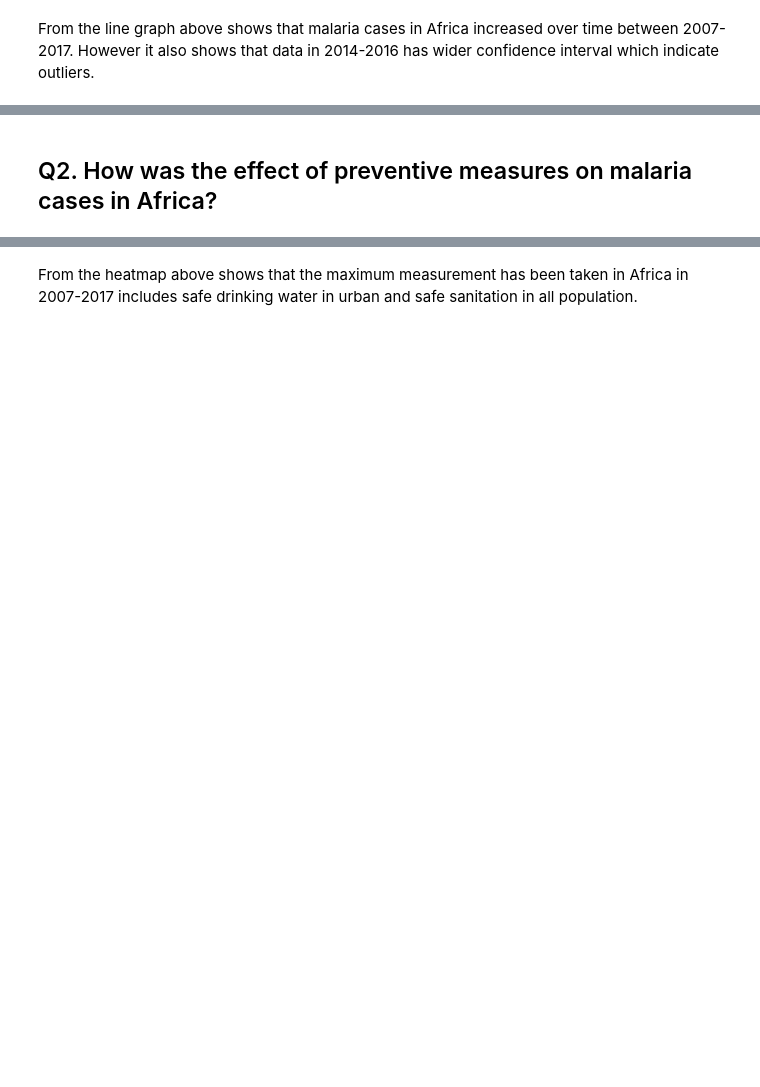
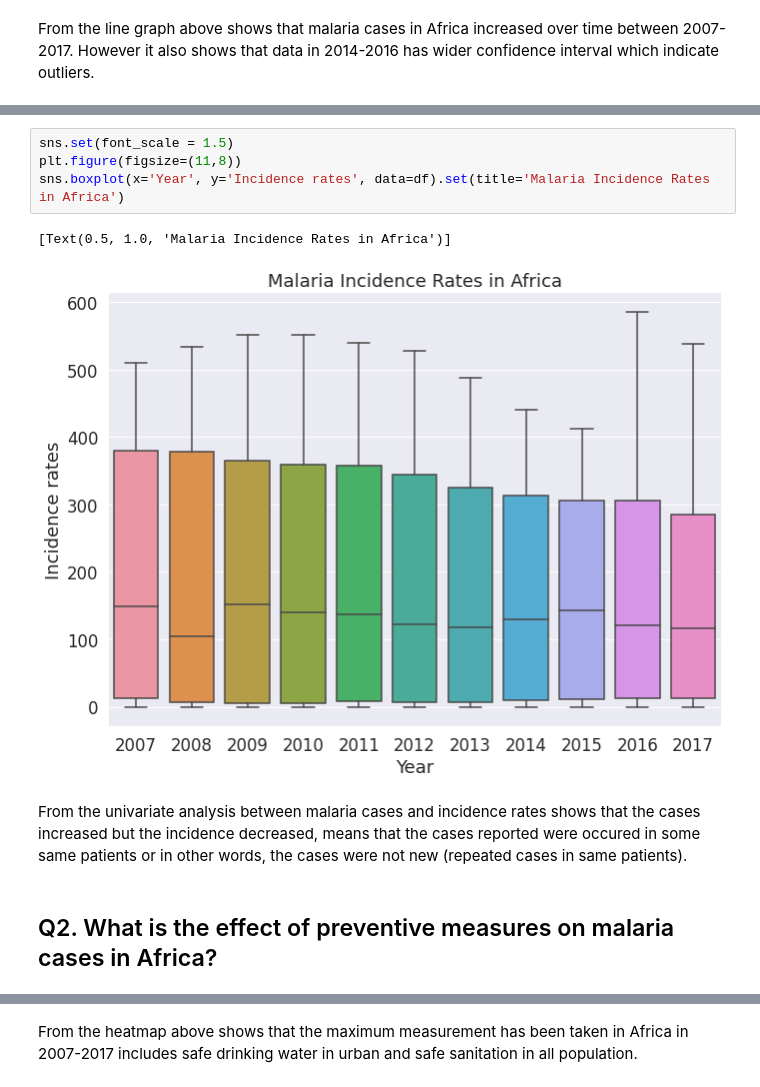
Before and after one commit to ayudewi/kaggle, a Jupyter notebook: malaria-in-africa-2007-2017.ipynb, the cells around one changed output, grey strips where cells are left out. Cells and saved outputs as stored; diff of their text form; blank space fills up the shorter version.

Commit message:
Kaggle Notebook | Malaria in Africa 2007-2017 | Version 8

```diff
--- a/malaria-in-africa-2007-2017.ipynb
+++ b/malaria-in-africa-2007-2017.ipynb
@@ -293,5 +286,14 @@ From the line graph above shows that malaria cases in Africa increased over time
+# %%
+sns.set(font_scale = 1.5)
+plt.figure(figsize=(11,8))
+sns.boxplot(x='Year', y='Incidence rates', data=df).set(title='Malaria Incidence Rates in Africa')
+# %% [output]
+[Text(0.5, 1.0, 'Malaria Incidence Rates in Africa')]
+[figure, added]
+# %% [markdown]
+From the univariate analysis between malaria cases and incidence rates shows that the cases increased but the incidence decreased, means that the cases reported were occured in some same patients or in other words, the cases were not new (repeated cases in same patients).
 # %% [markdown]
-## Q2. How was the effect of preventive measures on malaria cases in Africa?
+## Q2. What is the effect of preventive measures on malaria cases in Africa?
 # %%
 # Create a dataset2
 df2 = pd.DataFrame(np.random.random((6,6)), columns=["% Safe DW all","% Safe DW rural","% Safe DW urban", "% Safe sanitation all", "% Safe sanitation rural", "Safe sanitation urban"])
```
Also changed, not shown: parts of 13 cells of this notebook.
